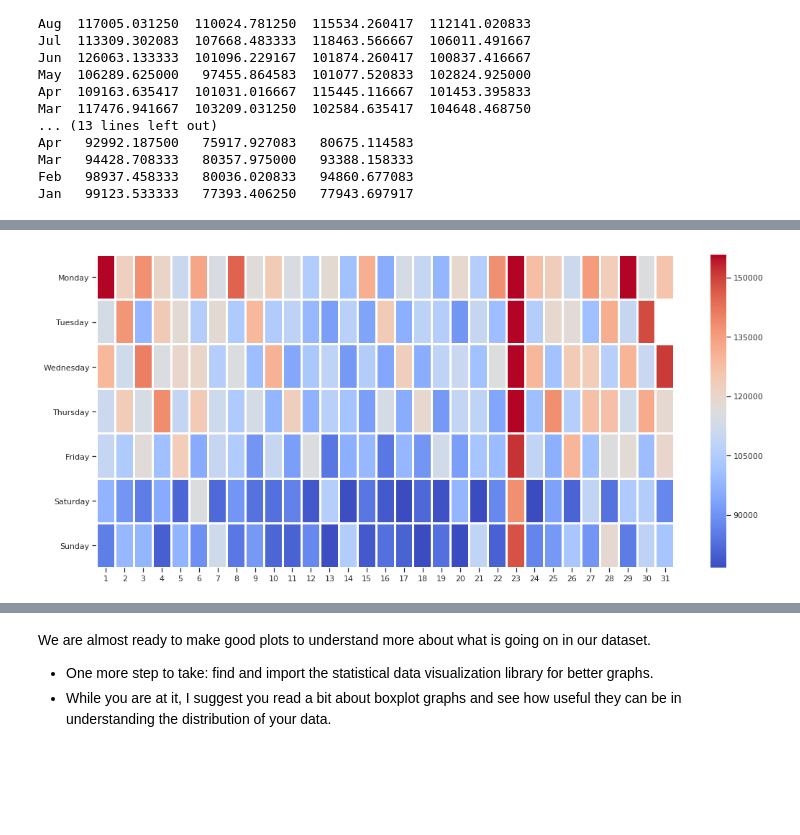
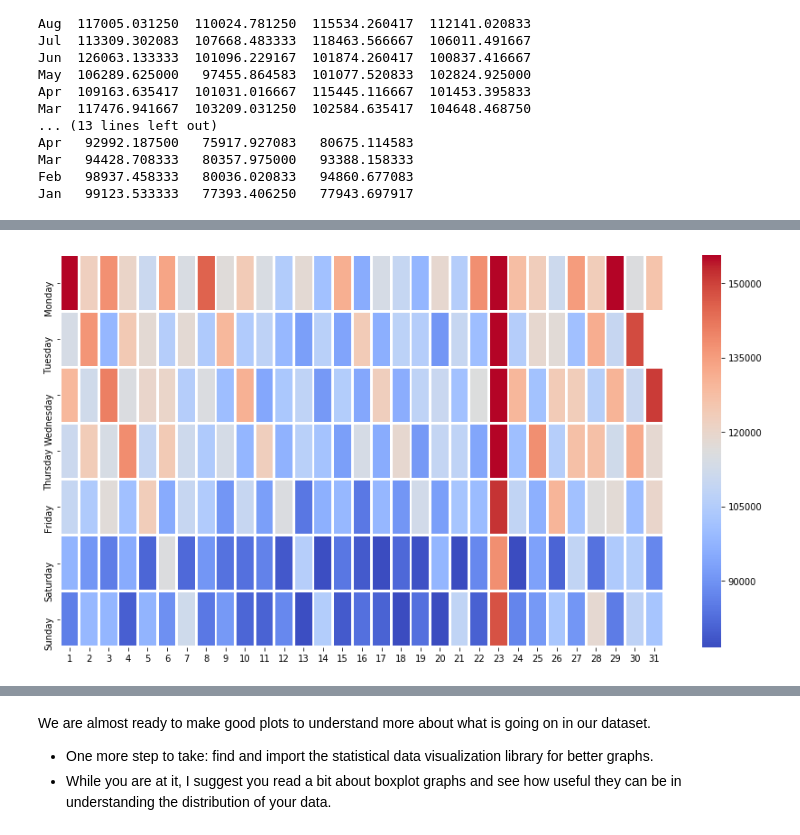
Before and after one commit to nerdiejack/capacity_management, a Jupyter notebook: notebooks/MyWebshopAssignmentWithSolution.ipynb, the cells around one changed output, grey strips where cells are left out. Saved outputs shown, nothing was run; the diff lists cells and outputs as text; code cells hidden in the pictures; blank space fills up the shorter version.

```diff
--- a/notebooks/MyWebshopAssignmentWithSolution.ipynb
+++ b/notebooks/MyWebshopAssignmentWithSolution.ipynb
@@ -195,13 +195,14 @@ _ =plt.ylabel("")
 # %%
 df_heat_days = pd.pivot_table(data = df, index='DoW', values='VPH', columns='DoM')
 ix = pd.Categorical(df_heat_days.index, ["Monday", "Tuesday", "Wednesday", "Thursday", "Friday", "Saturday", "Sunday"])
 ix = ix.sort_values(ascending=True)
 df_heat_days = df_heat_days.loc[ix]
+fig, ax = plt.subplots(figsize=(15,8))
 sns.heatmap(df_heat_days, cmap='coolwarm', robust=True, linewidths=2)
 plt.xlabel("")
 _ =plt.ylabel("")
 # %% [output]
-[figure, old version]
+[figure, new version]
 # %%
 import seaborn as sns
 # Grid scatter plot per Week day colored by hours
```
Also changed, not shown: parts of 12 cells of this notebook.
